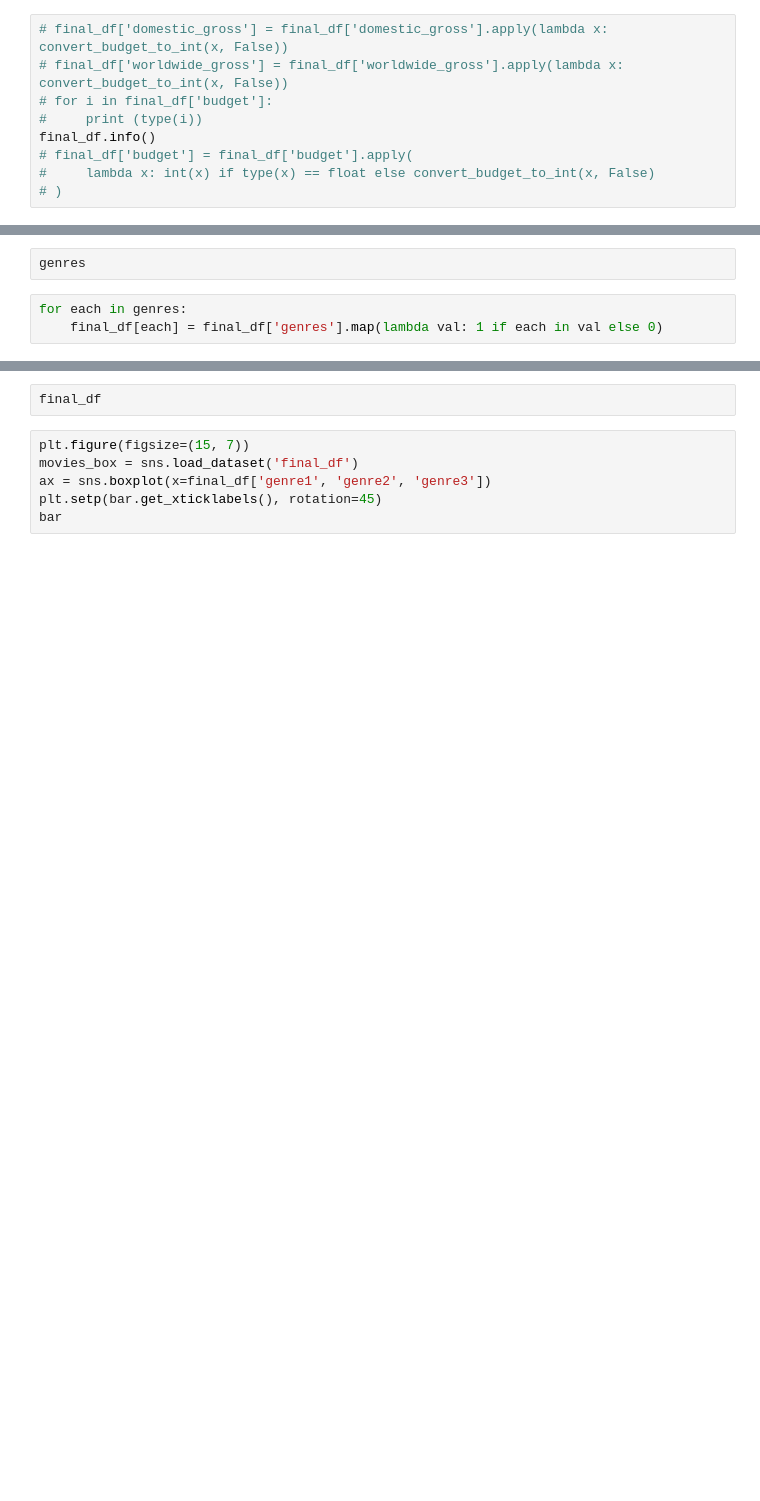
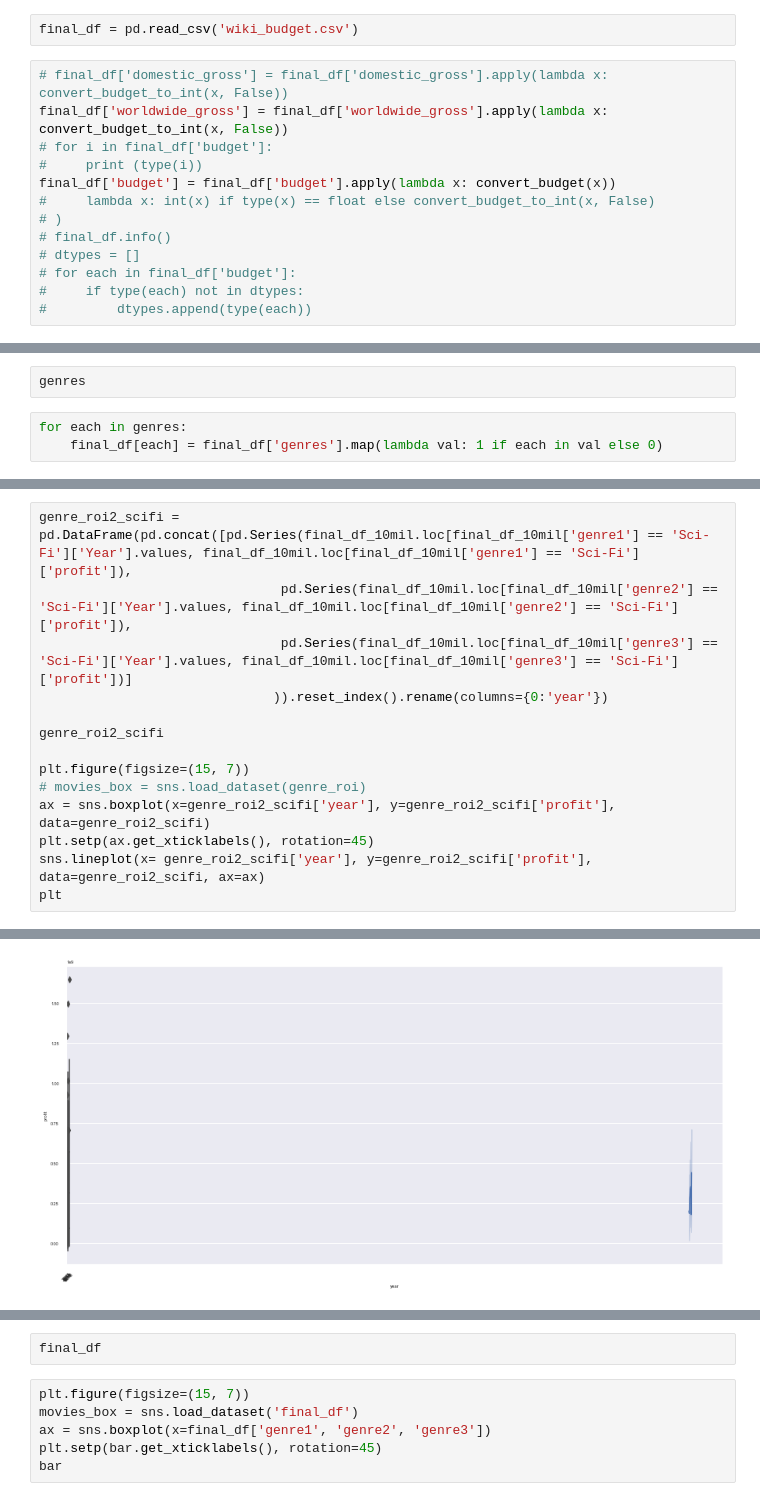
Before and after one commit to stone-ericm/flatiron_phase1_project, a Jupyter notebook: Untitled.ipynb, the cells around one changed output, grey strips where cells are left out. Cells and saved outputs as stored; diff of their text form; blank space fills up the shorter version.

```diff
--- a/Untitled.ipynb
+++ b/Untitled.ipynb
@@ -769,12 +771,18 @@ memory usage: 275.6+ KB
 # %% [markdown]
 # analysis
 ## profitability by movie (split gross by foreign/domestic)
+# %%
+final_df = pd.read_csv('wiki_budget.csv')
 # %%
 # final_df['domestic_gross'] = final_df['domestic_gross'].apply(lambda x: convert_budget_to_int(x, False))
-# final_df['worldwide_gross'] = final_df['worldwide_gross'].apply(lambda x: convert_budget_to_int(x, False))
+final_df['worldwide_gross'] = final_df['worldwide_gross'].apply(lambda x: convert_budget_to_int(x, False))
 # for i in final_df['budget']:
 #     print (type(i))
-final_df.info()
-# final_df['budget'] = final_df['budget'].apply(
+final_df['budget'] = final_df['budget'].apply(lambda x: convert_budget(x))
 #     lambda x: int(x) if type(x) == float else convert_budget_to_int(x, False)
 # )
+# final_df.info()
+# dtypes = []
+# for each in final_df['budget']:
+#     if type(each) not in dtypes:
+#         dtypes.append(type(each))
@@ -797,0 +1016,15 @@ for each in genres:
+# %%
+genre_roi2_scifi = pd.DataFrame(pd.concat([pd.Series(final_df_10mil.loc[final_df_10mil['genre1'] == 'Sci-Fi']['Year'].values, final_df_10mil.loc[final_df_10mil['genre1'] == 'Sci-Fi']['profit']),
+                               pd.Series(final_df_10mil.loc[final_df_10mil['genre2'] == 'Sci-Fi']['Year'].values, final_df_10mil.loc[final_df_10mil['genre2'] == 'Sci-Fi']['profit']),
+                               pd.Series(final_df_10mil.loc[final_df_10mil['genre3'] == 'Sci-Fi']['Year'].values, final_df_10mil.loc[final_df_10mil['genre3'] == 'Sci-Fi']['profit'])]
+                              )).reset_index().rename(columns={0:'year'})
+
+genre_roi2_scifi
+
+plt.figure(figsize=(15, 7))
+# movies_box = sns.load_dataset(genre_roi)
+ax = sns.boxplot(x=genre_roi2_scifi['year'], y=genre_roi2_scifi['profit'], data=genre_roi2_scifi)
+plt.setp(ax.get_xticklabels(), rotation=45)
+sns.lineplot(x= genre_roi2_scifi['year'], y=genre_roi2_scifi['profit'], data=genre_roi2_scifi, ax=ax)
+plt
+# %% [output]
@@ -797,0 +1032 @@ for each in genres:
+[figure, added]
```
Also changed, not shown: parts of 35 cells of this notebook.
